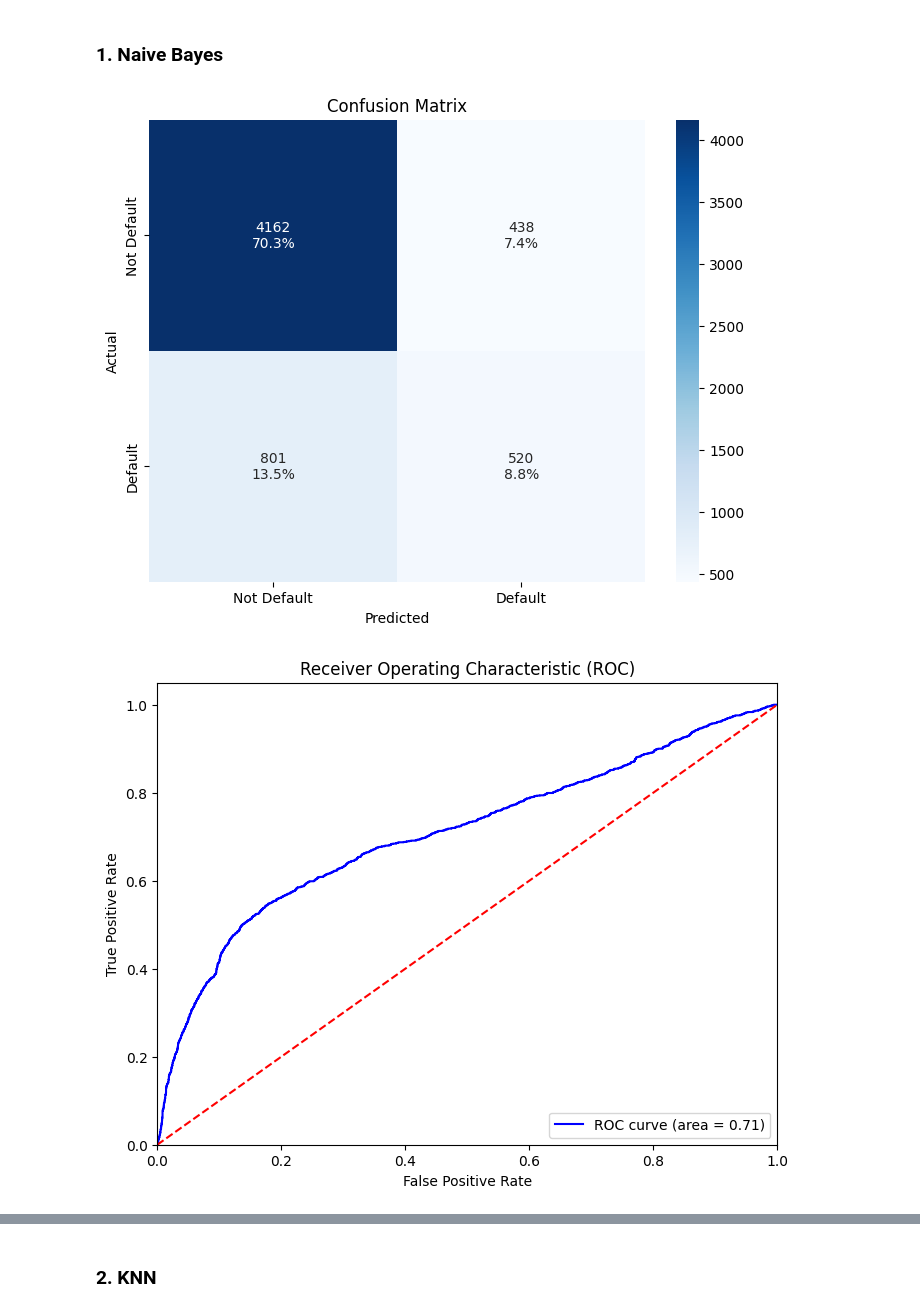
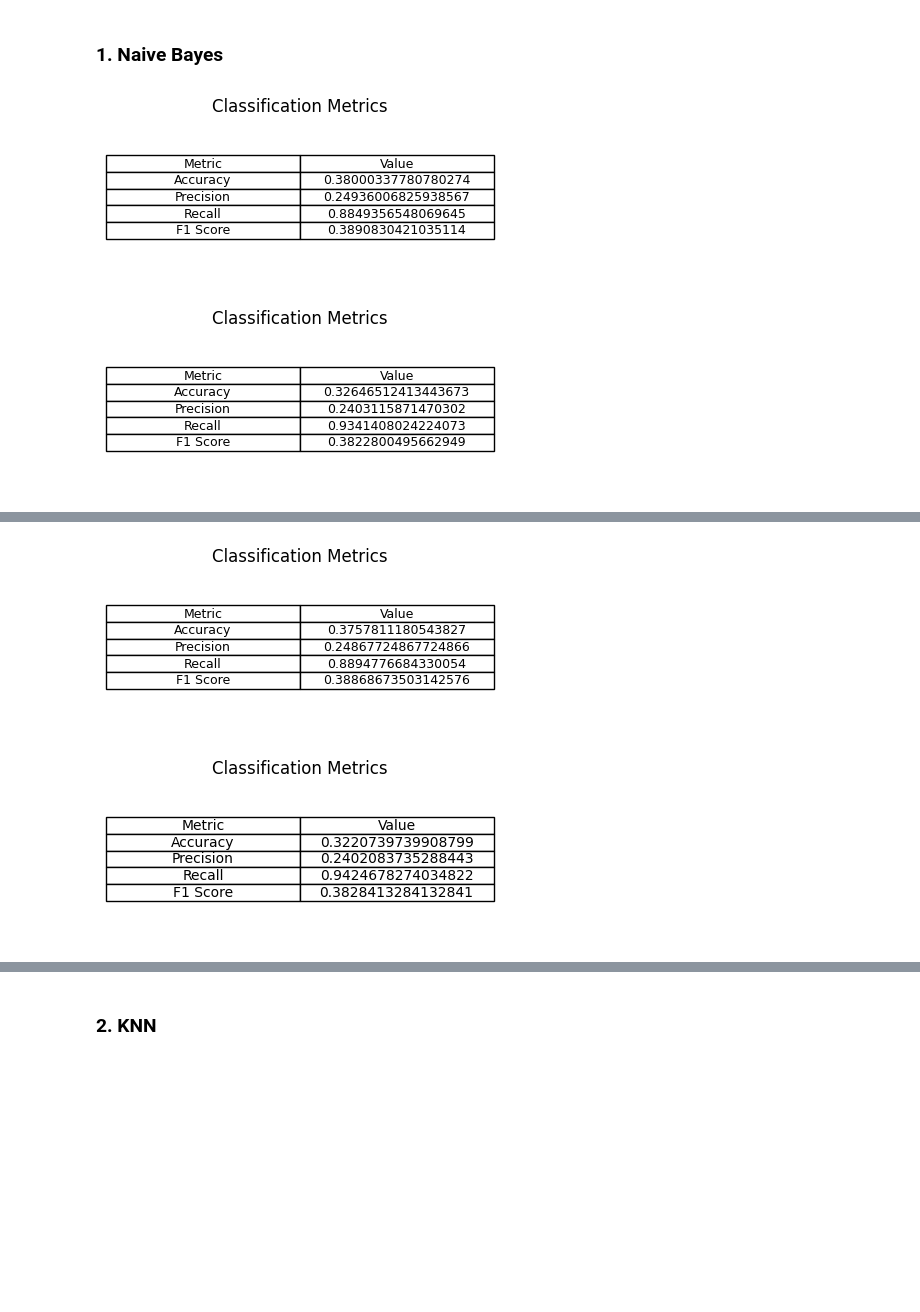
Before and after one commit to Roque97/DS-Project---Predicting-Default-of-Credit-Card-Clients-Taiwan-2005, a Jupyter notebook: notebooks/modeling.ipynb, the cells around one changed output, grey strips where cells are left out. Saved outputs shown, nothing was run; the diff lists cells and outputs as text; code cells hidden in the pictures; blank space fills up the shorter version.

Commit message:
NB, KNN and PCA saved_models

```diff
--- a/notebooks/modeling.ipynb
+++ b/notebooks/modeling.ipynb
@@ -3,32 +3,44 @@ import numpy as np
 import pandas as pd
 import matplotlib.pyplot as plt
 import seaborn as sns
+import warnings
+import pickle
 
 import sys
 sys.path.append('../')
 from src.models import evaluate_model, DataSplitDict
-from src.preprocessing import set_types_encoded
+from src.feature_engineering import set_types_encoded
+
+# Global: ignore common noisy categories
+warnings.filterwarnings('ignore', category=FutureWarning)
+warnings.filterwarnings('ignore', category=DeprecationWarning)
+warnings.filterwarnings('ignore', category=UserWarning)
+
+def reload_modules(m_name):
+    import importlib
+    imported_module = importlib.import_module(m_name)
+    importlib.reload(imported_module)
 # %% [markdown]
 ### Datasets Loading
 # %%
 # Load and preprocess data
 original_data = DataSplitDict(
     X_train=set_types_encoded(pd.read_csv('../data/processed/original_X_train.csv')),
-    y_train=pd.read_csv('../data/processed/original_y_train.csv'),
+    y_train=pd.read_csv('../data/processed/original_y_train.csv').values.ravel(),
     X_test=set_types_encoded(pd.read_csv('../data/processed/original_X_test.csv')),
-    y_test=pd.read_csv('../data/processed/original_y_test.csv')
+    y_test=pd.read_csv('../data/processed/original_y_test.csv').values.ravel()
 )
 
 pca_data = DataSplitDict(
     X_train=set_types_encoded(pd.read_csv('../data/processed/PCA/pca_X_train.csv')),
-    y_train=pd.read_csv('../data/processed/original_y_train.csv'),
+    y_train=pd.read_csv('../data/processed/original_y_train.csv').values.ravel(),
     X_test=set_types_encoded(pd.read_csv('../data/processed/PCA/pca_X_test.csv')),
-    y_test=pd.read_csv('../data/processed/original_y_test.csv')
+    y_test=pd.read_csv('../data/processed/original_y_test.csv').values.ravel()
 )
 
 mrmr_data = DataSplitDict(
     X_train=set_types_encoded(pd.read_csv('../data/processed/mRMR/mrmr_X_train.csv')),
-    y_train=pd.read_csv('../data/processed/original_y_train.csv'),
+    y_train=pd.read_csv('../data/processed/original_y_train.csv').values.ravel(),
     X_test=set_types_encoded(pd.read_csv('../data/processed/mRMR/mrmr_X_test.csv')),
-    y_test=pd.read_csv('../data/processed/original_y_test.csv')
+    y_test=pd.read_csv('../data/processed/original_y_test.csv').values.ravel()
 )
@@ -37,10 +52,17 @@ mrmr_data = DataSplitDict(
 # %% [markdown]
 ### 1.  Naive Bayes
 # %%
+reload_modules('src.models')
 from src.models import NaiveBayesClassifier
 
-results = NaiveBayesClassifier(pca_data, plotsQ=True)
+NaiveBayesClassifier(original_data, plotsQ=False)
+NaiveBayesClassifier(original_data.oversample_smote(), plotsQ=False)
+NaiveBayesClassifier(pca_data, plotsQ=False)
+NaiveBayesClassifier(pca_data.oversample_smote(), plotsQ=False)
+NaiveBayesClassifier(mrmr_data, plotsQ=False)
+NaiveBayesClassifier(mrmr_data.oversample_smote(), plotsQ=False)
+# Uncomment to save plots
 # results = NaiveBayesClassifier(mrmr_data, plotsQ=True, save_path='../plots/models/NaiveBayes/mRMR')
 # %% [output]
-[figure, old version]
+[figure, new version]
-[figure, old version]
+[figure, new version]
@@ -48,0 +71,2 @@ results = NaiveBayesClassifier(pca_data, plotsQ=True)
+[figure, added]
+[figure, added]
```
Also changed, not shown: parts of 10 cells of this notebook, 24 other files.
